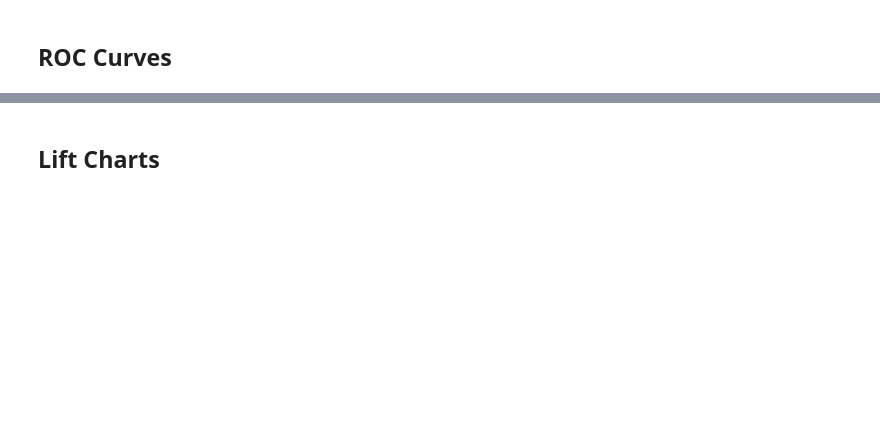
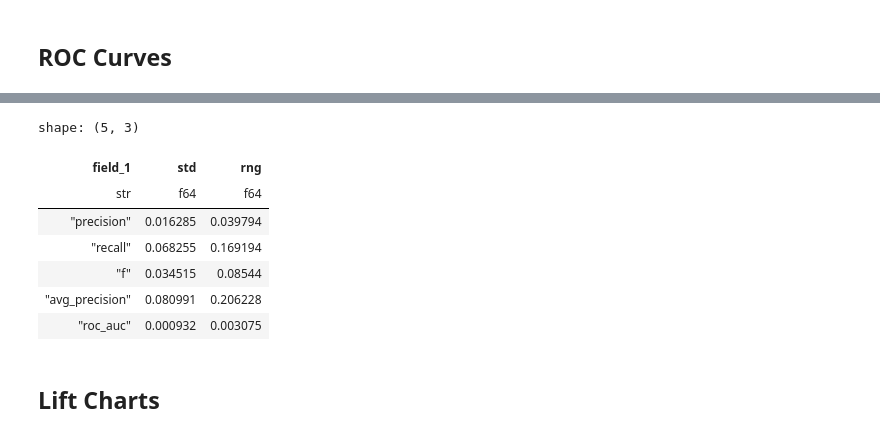
Before and after one commit to emilyriederer/roctet, a Jupyter notebook: docs/demo.ipynb, the cells around one changed output, grey strips where cells are left out. Cells and saved outputs as stored; diff of their text form; code cells hidden in the pictures; blank space fills up the shorter version.

```diff
--- a/docs/demo.ipynb
+++ b/docs/demo.ipynb
@@ -62,3 +84,25 @@ p
+# %%
+(
+    df_metrics
+    .drop('index')
+    .select(
+        cs.all().std().name.prefix("std__"),
+        (cs.all().max() - cs.all().min()).name.prefix("rng__")
+    )
+    .unpivot()
+    .with_columns( pl.col('variable').str.split_exact("__",1) )
+    .unnest("variable")
+    .pivot(index='field_1',on='field_0')
+)
+# %% [output]
+shape: (5, 3)
+| field_1 | std | rng |
+| str | f64 | f64 |
+| "precision" | 0.016285 | 0.039794 |
+| "recall" | 0.068255 | 0.169194 |
+| "f" | 0.034515 | 0.08544 |
+| "avg_precision" | 0.080991 | 0.206228 |
+| "roc_auc" | 0.000932 | 0.003075 |
 # %% [markdown]
 ## Lift Charts
 # %%
```
Also changed, not shown: parts of 7 cells of this notebook, 7 other files.
